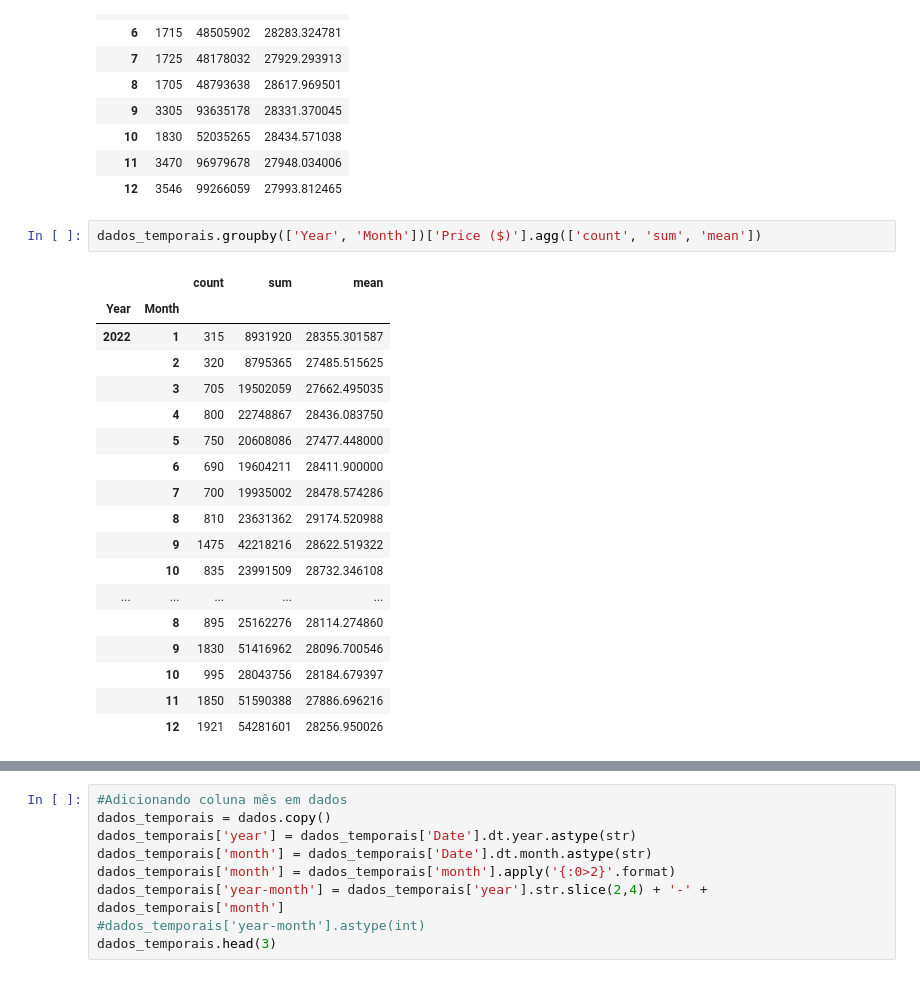
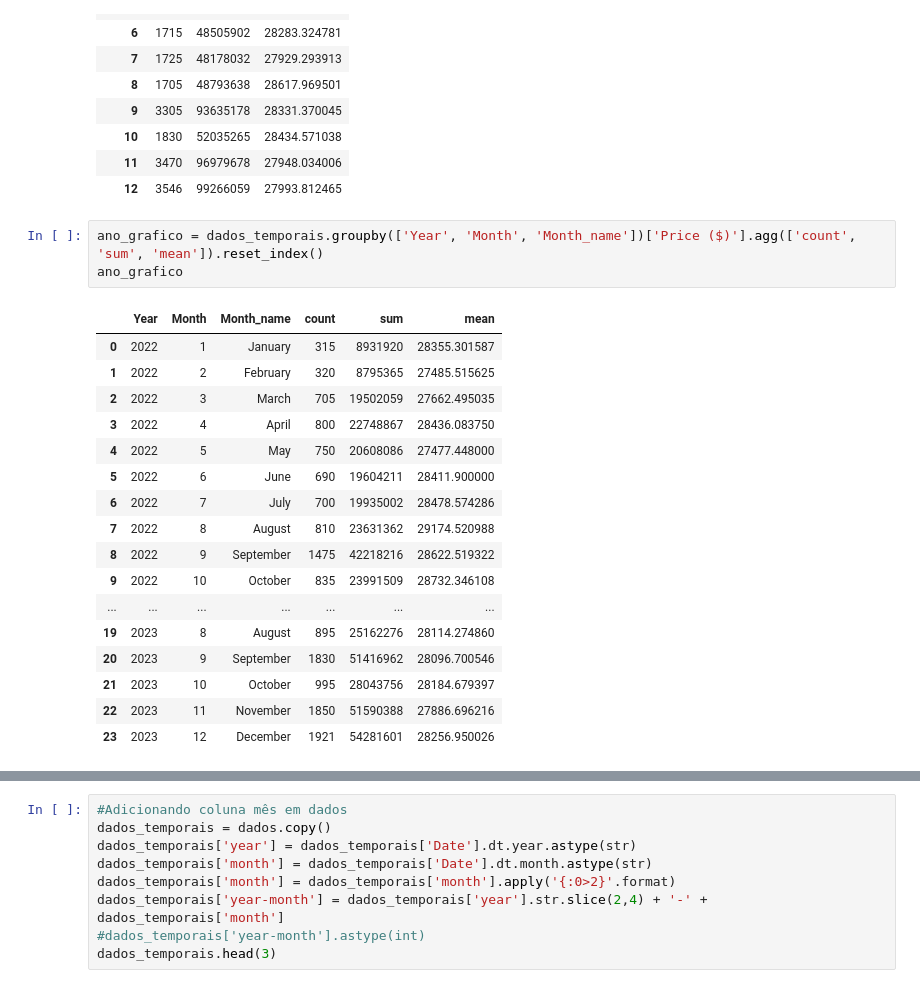
Before and after one commit to GabrielVila/Car-Sales-Report, a Jupyter notebook: projeto_carro.ipynb, the cells around one changed output, grey strips where cells are left out. Drawn from its saved outputs; the diff is of its cells as text.

```diff
--- a/projeto_carro.ipynb
+++ b/projeto_carro.ipynb
@@ -476,23 +476,23 @@ dados_temporais.groupby('Month')['Price ($)'].agg(['count', 'sum', 'mean'])
 | 11 | 3470 | 96979678 | 27948.034006 |
 | 12 | 3546 | 99266059 | 27993.812465 |
 # %%
-dados_temporais.groupby(['Year', 'Month'])['Price ($)'].agg(['count', 'sum', 'mean'])
+ano_grafico = dados_temporais.groupby(['Year', 'Month', 'Month_name'])['Price ($)'].agg(['count', 'sum', 'mean']).reset_index()
+ano_grafico
 # %% [output]
-|  |  | count | sum | mean |
-| Year | Month |  |  |  |
-| 2022 | 1 | 315 | 8931920 | 28355.301587 |
-|  | 2 | 320 | 8795365 | 27485.515625 |
-|  | 3 | 705 | 19502059 | 27662.495035 |
-|  | 4 | 800 | 22748867 | 28436.083750 |
-|  | 5 | 750 | 20608086 | 27477.448000 |
-|  | 6 | 690 | 19604211 | 28411.900000 |
-|  | 7 | 700 | 19935002 | 28478.574286 |
-|  | 8 | 810 | 23631362 | 29174.520988 |
-|  | 9 | 1475 | 42218216 | 28622.519322 |
-|  | 10 | 835 | 23991509 | 28732.346108 |
-| ... | ... | ... | ... | ... |
-|  | 8 | 895 | 25162276 | 28114.274860 |
-|  | 9 | 1830 | 51416962 | 28096.700546 |
-|  | 10 | 995 | 28043756 | 28184.679397 |
-|  | 11 | 1850 | 51590388 | 27886.696216 |
-|  | 12 | 1921 | 54281601 | 28256.950026 |
+|  | Year | Month | Month_name | count | sum | mean |
+| 0 | 2022 | 1 | January | 315 | 8931920 | 28355.301587 |
+| 1 | 2022 | 2 | February | 320 | 8795365 | 27485.515625 |
+| 2 | 2022 | 3 | March | 705 | 19502059 | 27662.495035 |
+| 3 | 2022 | 4 | April | 800 | 22748867 | 28436.083750 |
+| 4 | 2022 | 5 | May | 750 | 20608086 | 27477.448000 |
+| 5 | 2022 | 6 | June | 690 | 19604211 | 28411.900000 |
+| 6 | 2022 | 7 | July | 700 | 19935002 | 28478.574286 |
+| 7 | 2022 | 8 | August | 810 | 23631362 | 29174.520988 |
+| 8 | 2022 | 9 | September | 1475 | 42218216 | 28622.519322 |
+| 9 | 2022 | 10 | October | 835 | 23991509 | 28732.346108 |
+| ... | ... | ... | ... | ... | ... | ... |
+| 19 | 2023 | 8 | August | 895 | 25162276 | 28114.274860 |
+| 20 | 2023 | 9 | September | 1830 | 51416962 | 28096.700546 |
+| 21 | 2023 | 10 | October | 995 | 28043756 | 28184.679397 |
+| 22 | 2023 | 11 | November | 1850 | 51590388 | 27886.696216 |
+| 23 | 2023 | 12 | December | 1921 | 54281601 | 28256.950026 |
```
Also changed, not shown: parts of 2 cells of this notebook.
